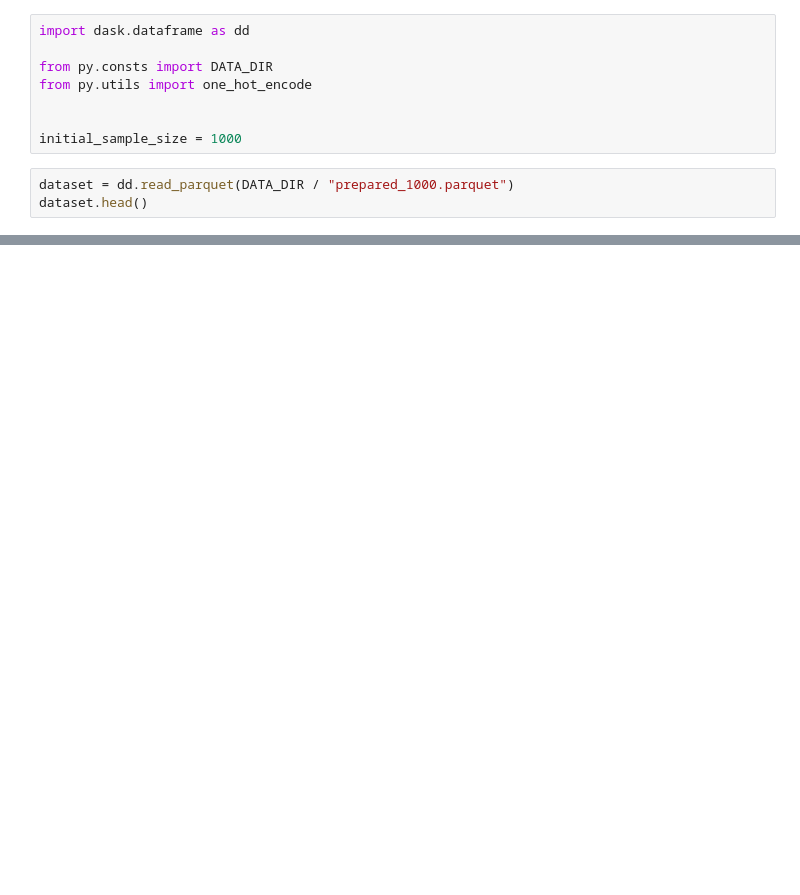
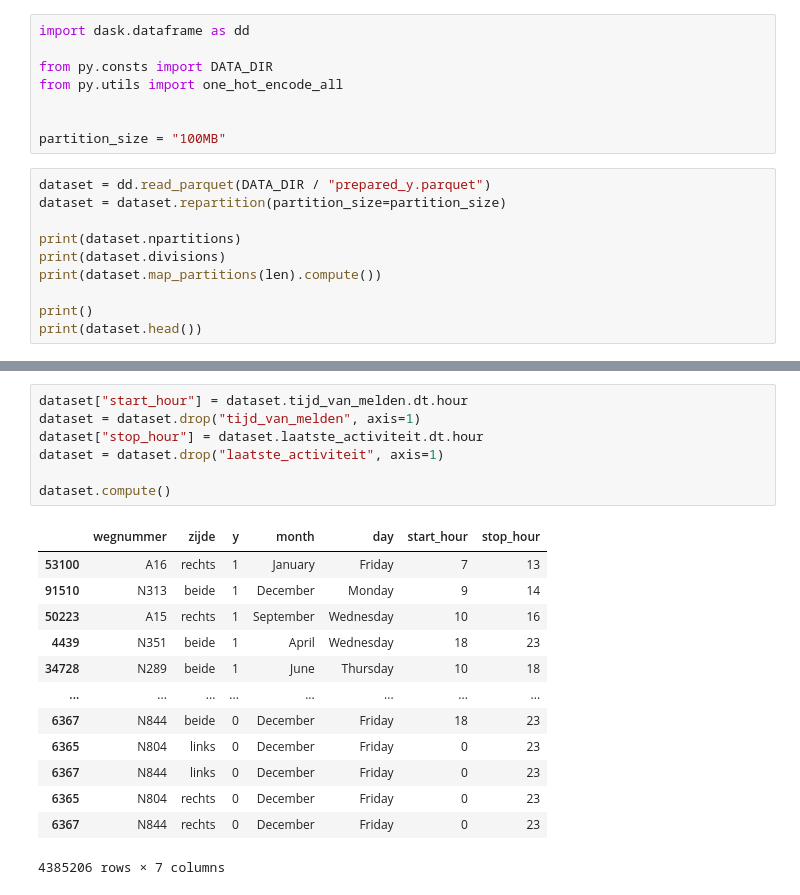
Before and after one commit to SimonVerhoek/flitsers, a Jupyter notebook: notebook/work/encoding.ipynb, the cells around one changed output, grey strips where cells are left out. Drawn from its saved outputs; the diff is of its cells as text; blank space fills up the shorter version.

```diff
--- a/notebook/work/encoding.ipynb
+++ b/notebook/work/encoding.ipynb
@@ -2,11 +2,18 @@
 import dask.dataframe as dd
 
 from py.consts import DATA_DIR
-from py.utils import one_hot_encode
+from py.utils import one_hot_encode_all
 
 
-initial_sample_size = 1000
+partition_size = "100MB"
 # %%
-dataset = dd.read_parquet(DATA_DIR / "prepared_1000.parquet")
-dataset.head()
+dataset = dd.read_parquet(DATA_DIR / "prepared_y.parquet")
+dataset = dataset.repartition(partition_size=partition_size)
+
+print(dataset.npartitions)
+print(dataset.divisions)
+print(dataset.map_partitions(len).compute())
+
+print()
+print(dataset.head())
 # %% [output]
@@ -18,0 +40,21 @@ dataset.head()
+# %%
+dataset["start_hour"] = dataset.tijd_van_melden.dt.hour
+dataset = dataset.drop("tijd_van_melden", axis=1)
+dataset["stop_hour"] = dataset.laatste_activiteit.dt.hour
+dataset = dataset.drop("laatste_activiteit", axis=1)
+
+dataset.compute()
+# %% [output]
+|  | wegnummer | zijde | y | month | day | start_hour | stop_hour |
+| 53100 | A16 | rechts | 1 | January | Friday | 7 | 13 |
+| 91510 | N313 | beide | 1 | December | Monday | 9 | 14 |
+| 50223 | A15 | rechts | 1 | September | Wednesday | 10 | 16 |
+| 4439 | N351 | beide | 1 | April | Wednesday | 18 | 23 |
+| 34728 | N289 | beide | 1 | June | Thursday | 10 | 18 |
+| ... | ... | ... | ... | ... | ... | ... | ... |
+| 6367 | N844 | beide | 0 | December | Friday | 18 | 23 |
+| 6365 | N804 | links | 0 | December | Friday | 0 | 23 |
+| 6367 | N844 | links | 0 | December | Friday | 0 | 23 |
+| 6365 | N804 | rechts | 0 | December | Friday | 0 | 23 |
+| 6367 | N844 | rechts | 0 | December | Friday | 0 | 23 |
+4385206 rows × 7 columns
```
Also changed, not shown: parts of 5 cells of this notebook, 12 other files.
